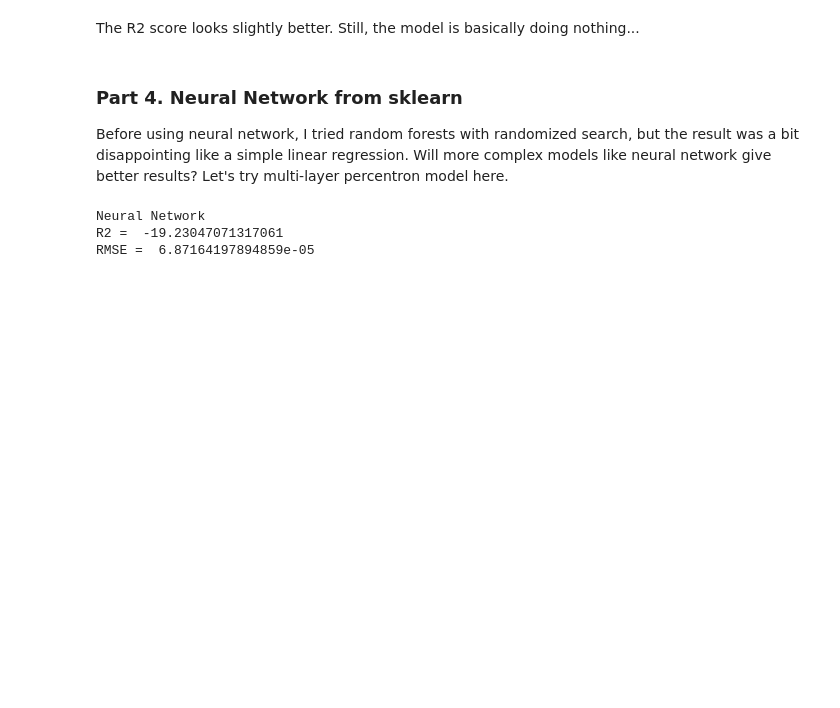
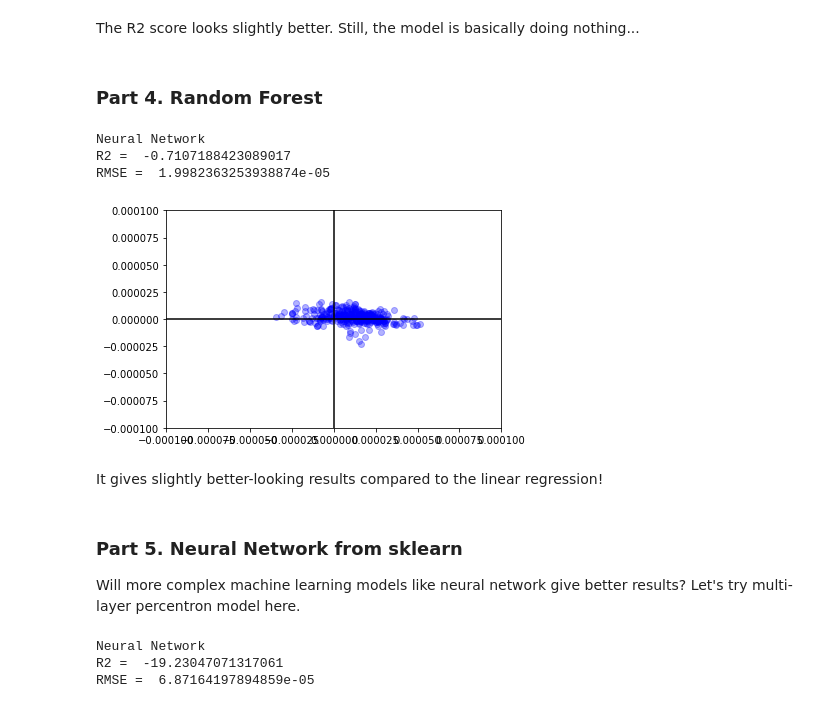
Before and after one commit to seunguk-2/ATMS523-FA22-Module8, a Jupyter notebook: Module8.ipynb, the cells around one changed output. Cells and saved outputs as stored; diff of their text form; code cells hidden in the pictures; blank space fills up the shorter version.

```diff
--- a/Module8.ipynb
+++ b/Module8.ipynb
@@ -219,3 +219,5 @@ RMSE =  1.5408572195234362e-05
 [figure]
 # %% [markdown]
 The R2 score looks slightly better. Still, the model is basically doing nothing...
+# %% [markdown]
+### Part 4. Random Forest
@@ -222,8 +245,25 @@ The R2 score looks slightly better. Still, the model is basically doing nothing.
+# %%
+plt.scatter(Ytest, Ypred_rf, color='b', alpha=0.3)
+lmv = 0.0001
+plt.axhline(color='k')
+plt.axvline(color='k')
+plt.xlim([-lmv, lmv])
+plt.ylim([-lmv, lmv])
+
+print('Neural Network')
+print('R2 = ', metrics.r2_score(Ytest, Ypred_rf))
+print('RMSE = ', np.sqrt(metrics.mean_squared_error(Ytest, Ypred_rf)), '\n')
+# %% [output]
+Neural Network
+R2 =  -0.7107188423089017
+RMSE =  1.9982363253938874e-05
+[figure, added]
+# %% [markdown]
+It gives slightly better-looking results compared to the linear regression!
 # %% [markdown]
-### Part 4. Neural Network from sklearn
+### Part 5. Neural Network from sklearn
 
-Before using neural network, I tried random forests with randomized search, but the result was a bit disappointing like a simple linear regression.
-Will more complex models like neural network give better results? Let's try multi-layer percentron model here.
+Will more complex machine learning models like neural network give better results? Let's try multi-layer percentron model here.
 # %%
 from sklearn.neural_network import MLPRegressor
 # %%
```
Also changed, not shown: parts of 7 cells of this notebook, 1 other file.
